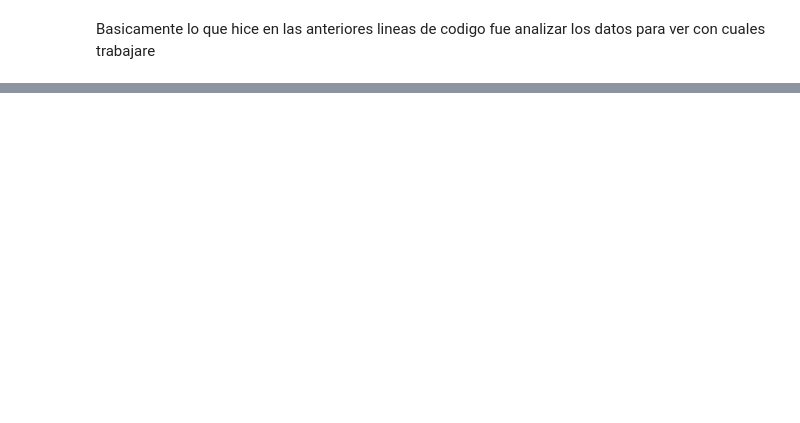
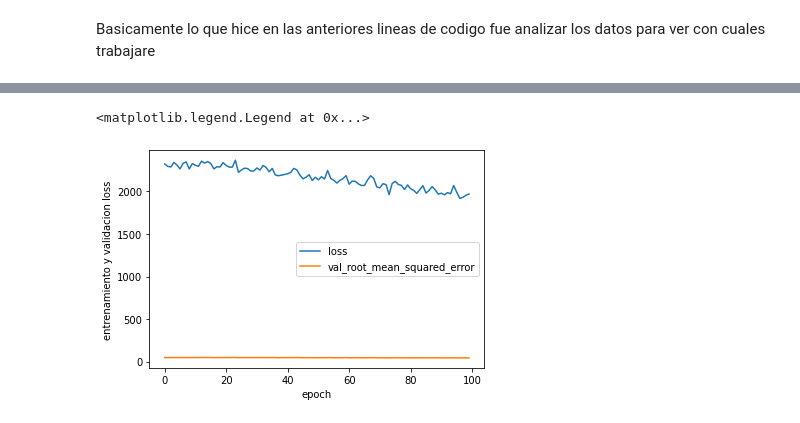
Before and after one commit to luqui5/Datathon, a Jupyter notebook: LucasSanchez.ipynb, the cells around one changed output, grey strips where cells are left out. Cells and saved outputs as stored; diff of their text form; code cells hidden in the pictures; blank space fills up the shorter version.

```diff
--- a/LucasSanchez.ipynb
+++ b/LucasSanchez.ipynb
@@ -106,0 +136,11 @@ plt.legend(['loss','val_root_mean_squared_error','val_loss'])
+# %%
+import matplotlib.pyplot as plt
+plt.plot(epoch_historial3.history['loss'])
+plt.plot(epoch_historial3.history['root_mean_squared_error'])
+# plt.plot(epoch_historial.history['val_loss'])
+plt.xlabel('epoch')
+plt.ylabel('entrenamiento y validacion loss')
+plt.legend(['loss','val_root_mean_squared_error','val_loss'])
+# %% [output]
+<matplotlib.legend.Legend at 0x...>
+[figure, added]
```
Also changed, not shown: parts of 11 cells of this notebook, 1 other file.
